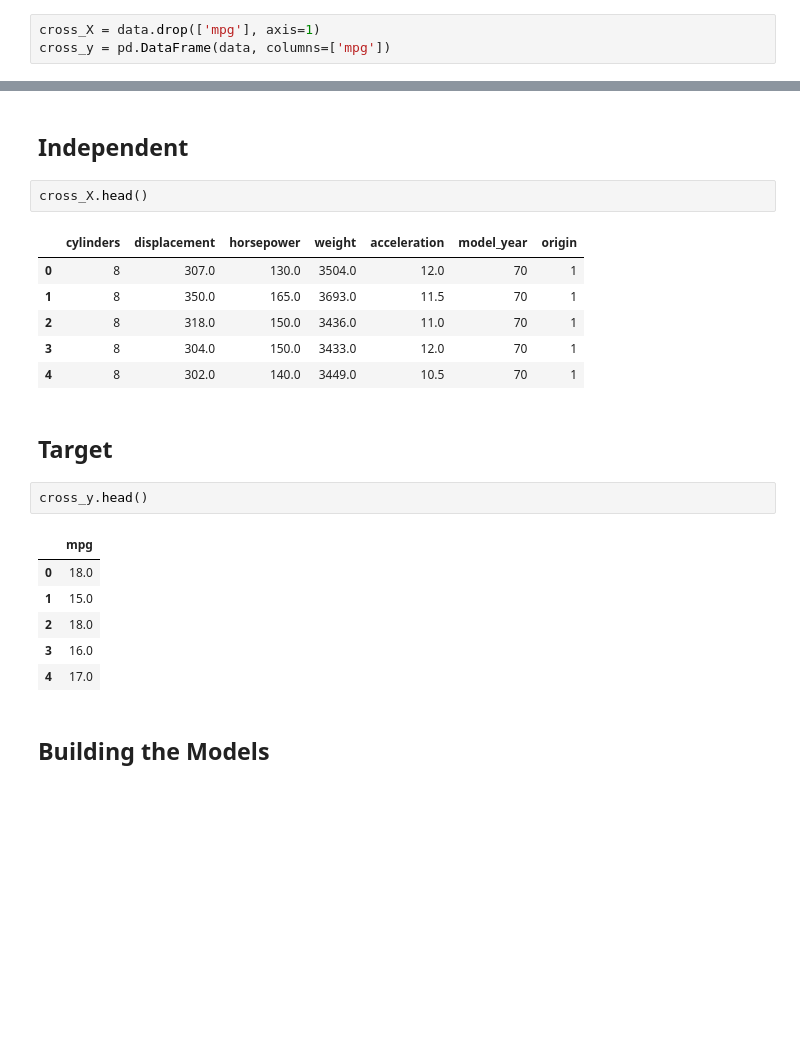
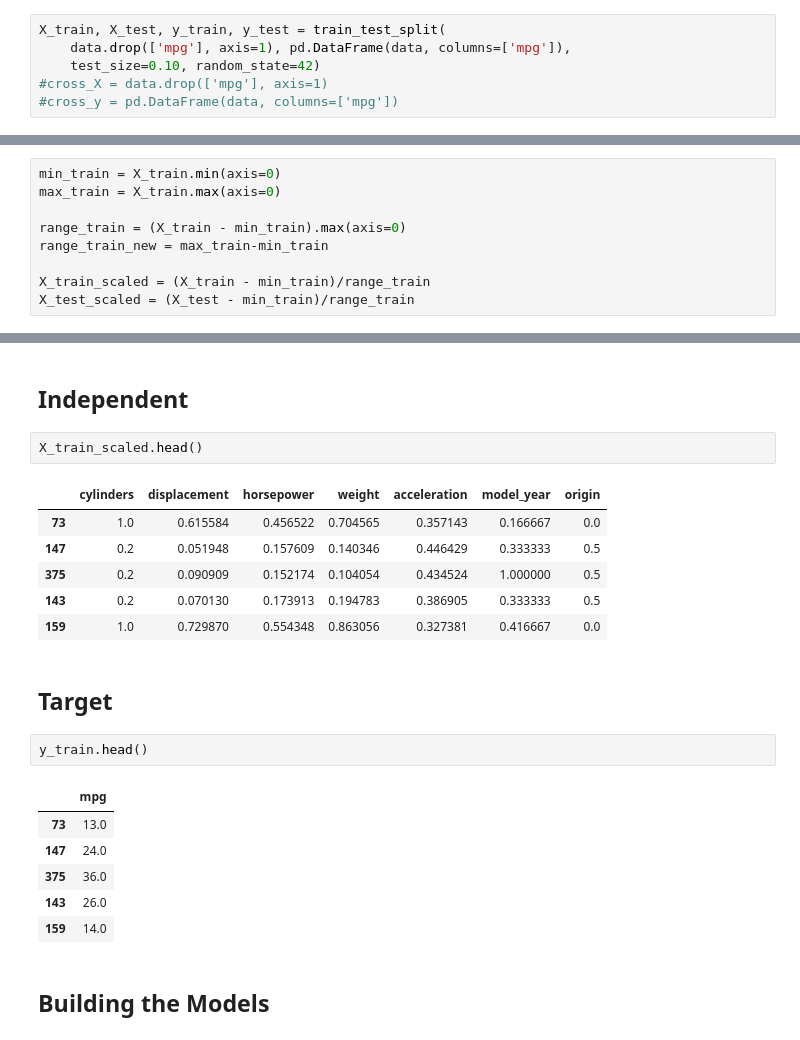
Before and after one commit to jbennett7/data_mining_auto-mpg, a Jupyter notebook: LinearRegression.ipynb, the cells around one changed output, grey strips where cells are left out. Saved outputs shown, nothing was run; the diff lists cells and outputs as text; blank space fills up the shorter version.

```diff
--- a/LinearRegression.ipynb
+++ b/LinearRegression.ipynb
@@ -98,5 +102,8 @@ data = data.drop(['car_name'], axis=1)
 # %% [markdown]
 ## Setup the target (cross_y) and Independent (cross_X) variables
 # %%
-cross_X = data.drop(['mpg'], axis=1)
-cross_y = pd.DataFrame(data, columns=['mpg'])
+X_train, X_test, y_train, y_test = train_test_split(
+    data.drop(['mpg'], axis=1), pd.DataFrame(data, columns=['mpg']),
+    test_size=0.10, random_state=42)
+#cross_X = data.drop(['mpg'], axis=1)
+#cross_y = pd.DataFrame(data, columns=['mpg'])
@@ -102,0 +112,9 @@ cross_y = pd.DataFrame(data, columns=['mpg'])
+# %%
+min_train = X_train.min(axis=0)
+max_train = X_train.max(axis=0)
+
+range_train = (X_train - min_train).max(axis=0)
+range_train_new = max_train-min_train
+
+X_train_scaled = (X_train - min_train)/range_train
+X_test_scaled = (X_test - min_train)/range_train
@@ -103,25 +127,25 @@ cross_y = pd.DataFrame(data, columns=['mpg'])
 # %% [markdown]
 ## Independent
 # %%
-cross_X.head()
+X_train_scaled.head()
 # %% [output]
 |  | cylinders | displacement | horsepower | weight | acceleration | model_year | origin |
-| 0 | 8 | 307.0 | 130.0 | 3504.0 | 12.0 | 70 | 1 |
-| 1 | 8 | 350.0 | 165.0 | 3693.0 | 11.5 | 70 | 1 |
-| 2 | 8 | 318.0 | 150.0 | 3436.0 | 11.0 | 70 | 1 |
-| 3 | 8 | 304.0 | 150.0 | 3433.0 | 12.0 | 70 | 1 |
-| 4 | 8 | 302.0 | 140.0 | 3449.0 | 10.5 | 70 | 1 |
+| 73 | 1.0 | 0.615584 | 0.456522 | 0.704565 | 0.357143 | 0.166667 | 0.0 |
+| 147 | 0.2 | 0.051948 | 0.157609 | 0.140346 | 0.446429 | 0.333333 | 0.5 |
+| 375 | 0.2 | 0.090909 | 0.152174 | 0.104054 | 0.434524 | 1.000000 | 0.5 |
+| 143 | 0.2 | 0.070130 | 0.173913 | 0.194783 | 0.386905 | 0.333333 | 0.5 |
+| 159 | 1.0 | 0.729870 | 0.554348 | 0.863056 | 0.327381 | 0.416667 | 0.0 |
 # %% [markdown]
 ## Target
 # %%
-cross_y.head()
+y_train.head()
 # %% [output]
 |  | mpg |
-| 0 | 18.0 |
-| 1 | 15.0 |
-| 2 | 18.0 |
-| 3 | 16.0 |
-| 4 | 17.0 |
+| 73 | 13.0 |
+| 147 | 24.0 |
+| 375 | 36.0 |
+| 143 | 26.0 |
+| 159 | 14.0 |
 # %% [markdown]
 ## Building the Models
 # %% [markdown]
```
Also changed, not shown: parts of 21 cells of this notebook.
